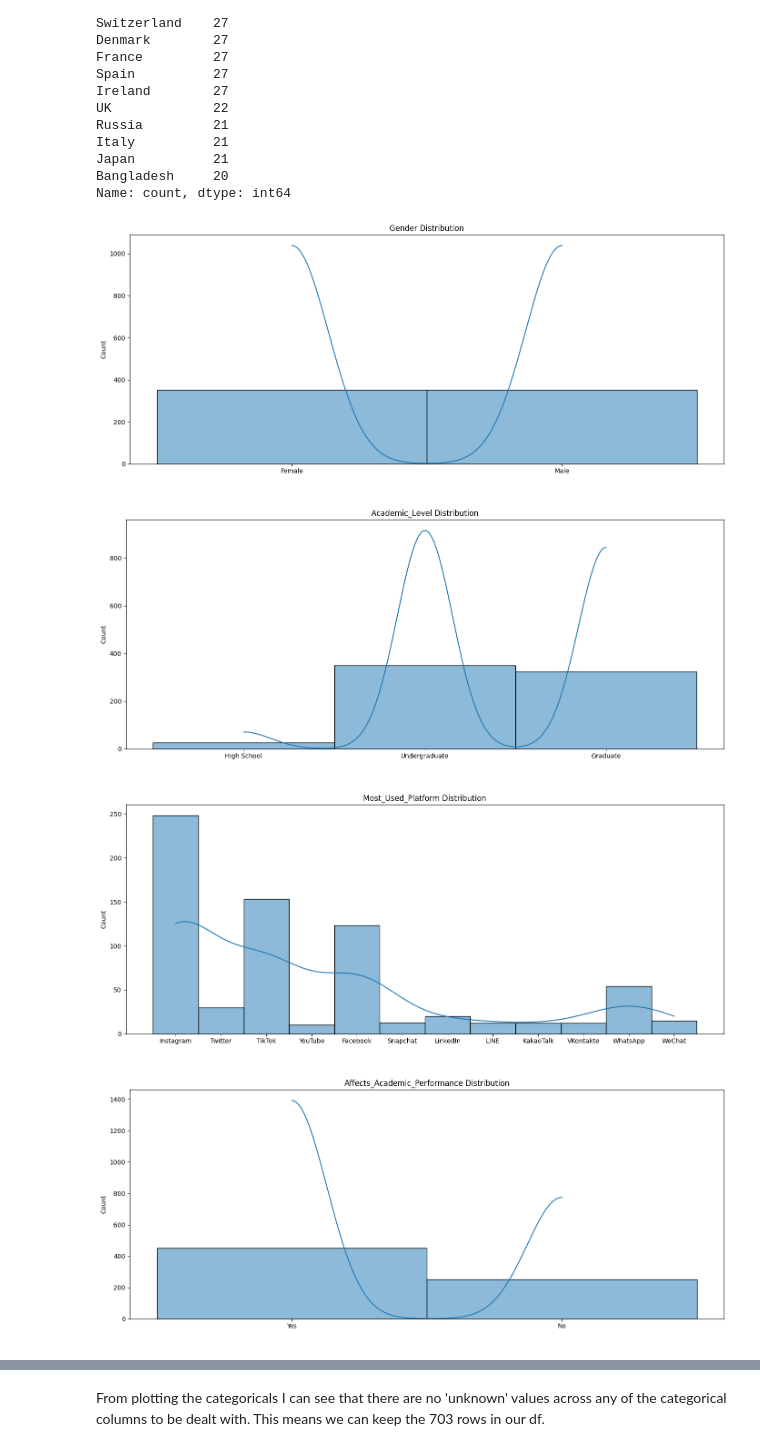
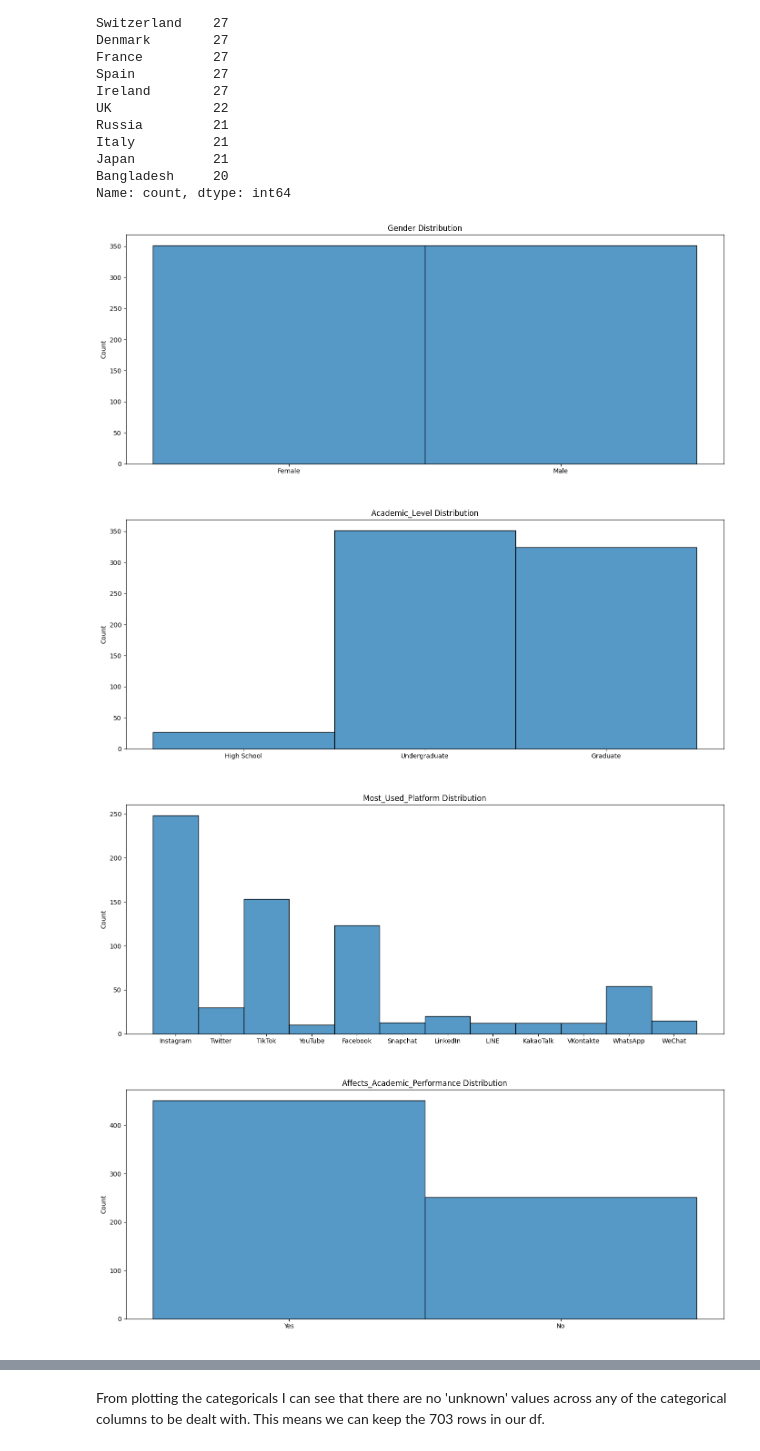
Before and after one commit to StavSteven/social_media_addiction, a Jupyter notebook: jupyter_notebooks/1_data_cleaning_student_social_media_addiction.ipynb, the cells around one changed output, grey strips where cells are left out. Drawn from its saved outputs; the diff is of its cells as text; code cells hidden in the pictures.

```diff
--- a/jupyter_notebooks/1_data_cleaning_student_social_media_addiction.ipynb
+++ b/jupyter_notebooks/1_data_cleaning_student_social_media_addiction.ipynb
@@ -198,7 +198,10 @@ print(f"bottom outliers are {bottom_outliers}")
 top outliers are 8.35
 bottom outliers are 1.5499999999999994
 # %%
-outliers = df[(df['Avg_Daily_Usage_Hours'] > 8.35) | (df['Avg_Daily_Usage_Hours'] < 1.549)]
+outliers = df[
+    (df['Avg_Daily_Usage_Hours'] < bottom_outliers) |
+    (df['Avg_Daily_Usage_Hours'] > top_outliers)
+]
 # %%
 df = df.drop(outliers.index)
 # %%
@@ -274,16 +277,16 @@ df['Academic_Level'] = pd.Categorical(df['Academic_Level'], categories=academic_
 # %%
 # Iterate over each column in categorical and plot their value count on a chart
 for col in categorical:
     plt.figure(figsize=(14,6))
-    sns.histplot(data=df, x=col, kde=True)
+    sns.histplot(data=df, x=col)
     plt.title(f"{col} Distribution")
     plt.xlabel(" ")
     plt.tight_layout()
     plt.show()
 
 print("\n")
 # %% [output]
-[figure, old version]
+[figure, new version]
-[figure, old version]
+[figure, new version]
-[figure, old version]
+[figure, new version]
-[figure, old version]
+[figure, new version]
```
Also changed, not shown: parts of 1 cell of this notebook.
